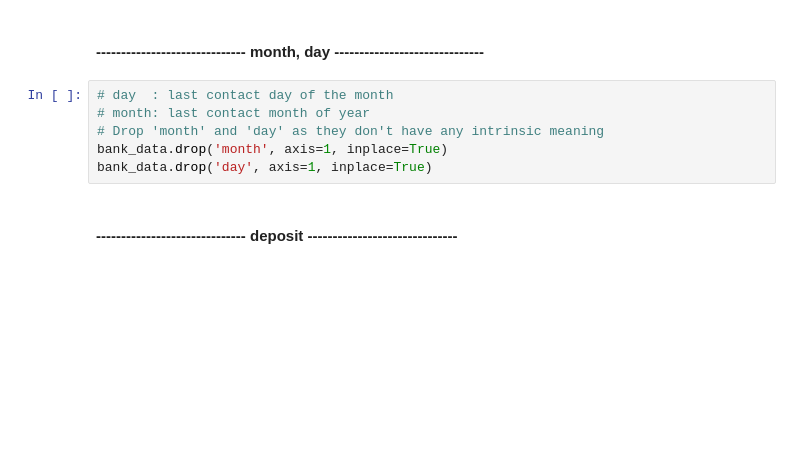
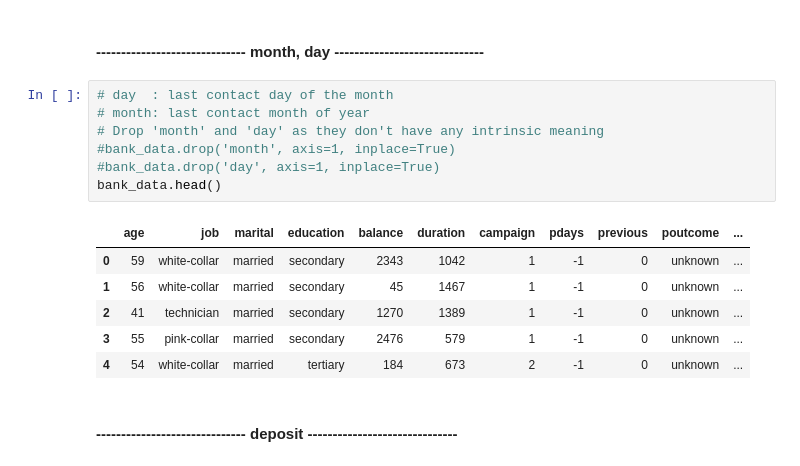
Before and after one commit to WojciechMisiura/RRproject, a Jupyter notebook: bank-marketing-data-a-decision-tree-approach.ipynb, the cells around one changed output. Cells and saved outputs as stored; diff of their text form; blank space fills up the shorter version.

```diff
--- a/bank-marketing-data-a-decision-tree-approach.ipynb
+++ b/bank-marketing-data-a-decision-tree-approach.ipynb
@@ -122,9 +237,17 @@ bank_data.drop('loan', axis=1, inplace=True)
 # %%
 # day  : last contact day of the month
 # month: last contact month of year
 # Drop 'month' and 'day' as they don't have any intrinsic meaning
-bank_data.drop('month', axis=1, inplace=True)
-bank_data.drop('day', axis=1, inplace=True)
+#bank_data.drop('month', axis=1, inplace=True)
+#bank_data.drop('day', axis=1, inplace=True)
+bank_data.head()
+# %% [output]
+|  | age | job | marital | education | balance | duration | campaign | pdays | previous | poutcome | ... |
+| 0 | 59 | white-collar | married | secondary | 2343 | 1042 | 1 | -1 | 0 | unknown | ... |
+| 1 | 56 | white-collar | married | secondary | 45 | 1467 | 1 | -1 | 0 | unknown | ... |
+| 2 | 41 | technician | married | secondary | 1270 | 1389 | 1 | -1 | 0 | unknown | ... |
+| 3 | 55 | pink-collar | married | secondary | 2476 | 579 | 1 | -1 | 0 | unknown | ... |
+| 4 | 54 | white-collar | married | tertiary | 184 | 673 | 2 | -1 | 0 | unknown | ... |
 # %% [markdown]
 #### ------------------------------ deposit ------------------------------
 # %%
```
Also changed, not shown: parts of 29 cells of this notebook.
